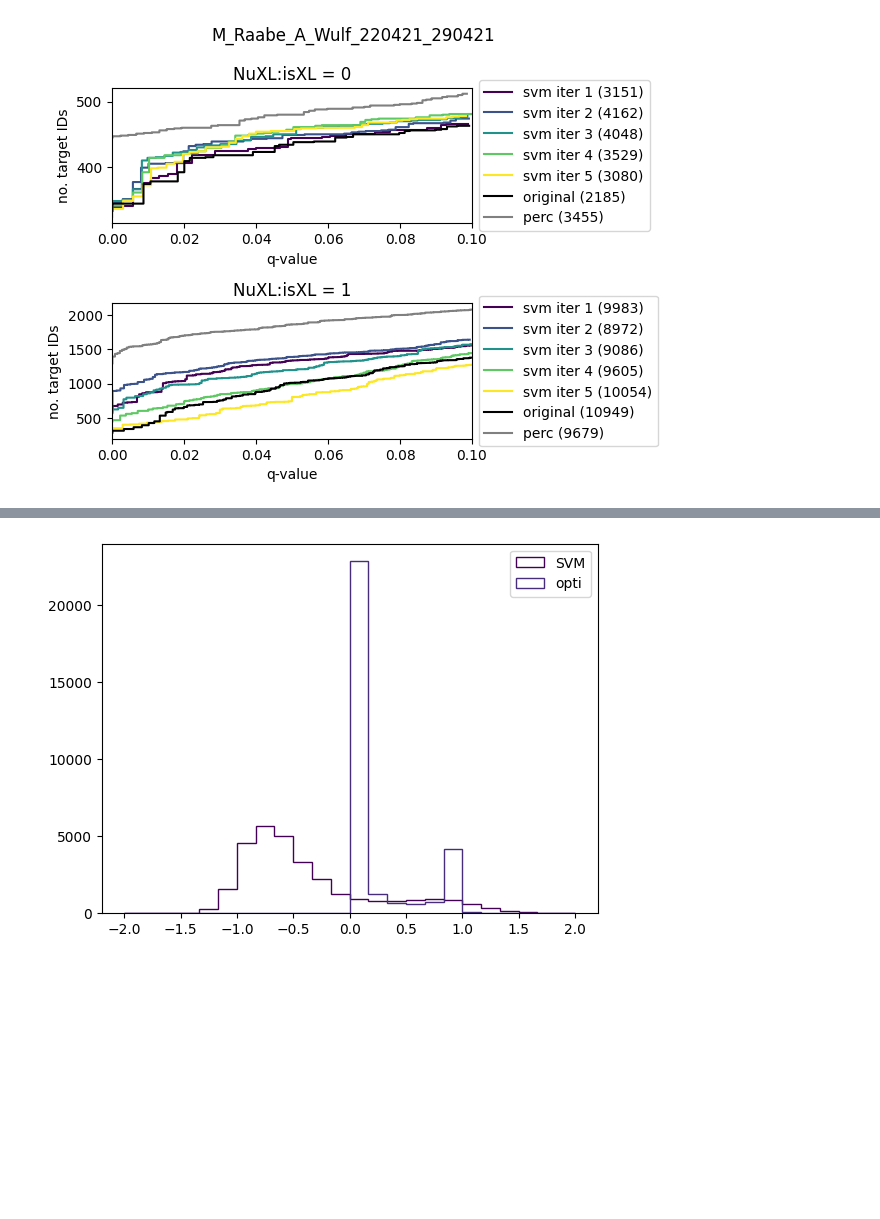
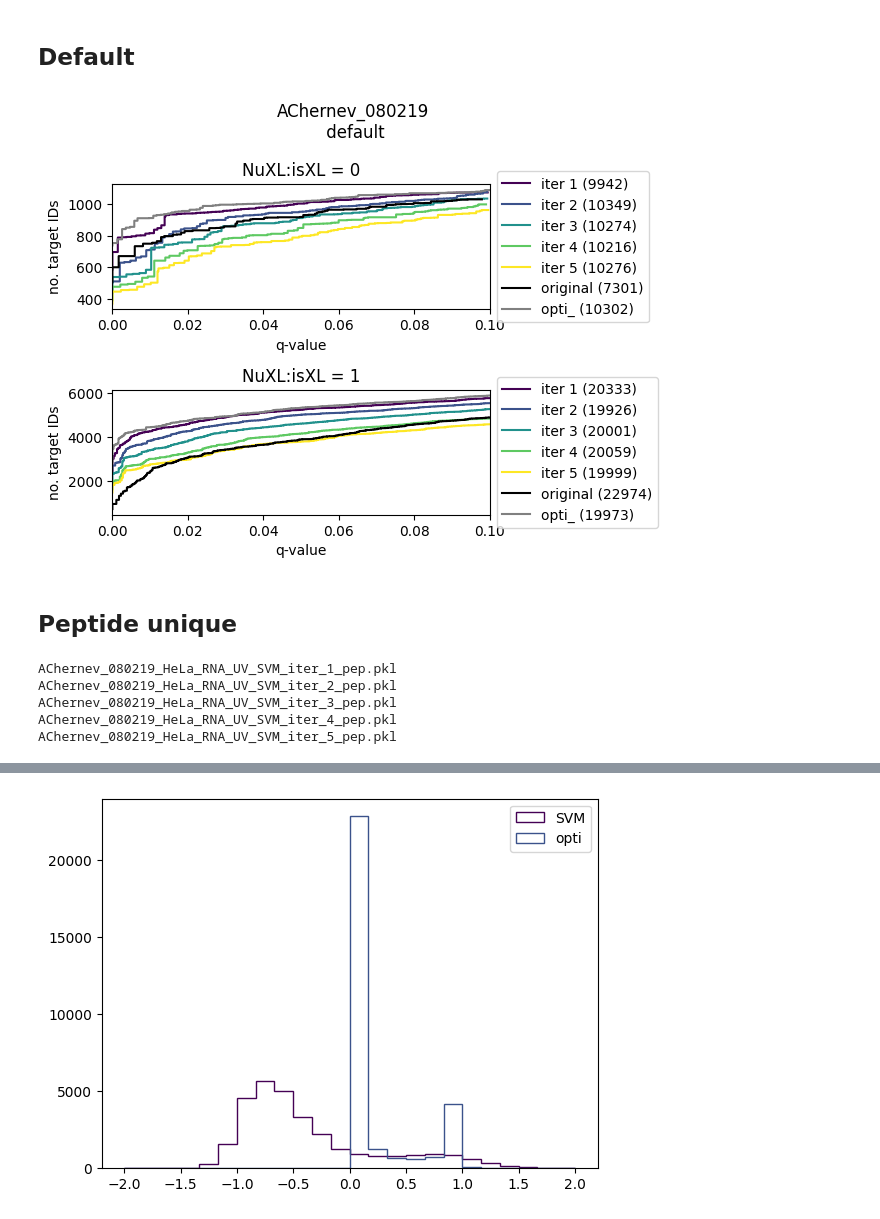
Before and after one commit to neelie01/Research-Project, a Jupyter notebook: src/plots.ipynb, the cells around one changed output, grey strips where cells are left out. Saved outputs shown, nothing was run; the diff lists cells and outputs as text; code cells hidden in the pictures; blank space fills up the shorter version.

```diff
--- a/src/plots.ipynb
+++ b/src/plots.ipynb
@@ -13,3 +10,10 @@ dataset = get_datasets()
+# %%
+i = 1
+class_threshold = 500
+dataset = get_datasets()
+output_path = f"../results/{dataset[i]['type']}/{dataset[i]['name']}/{class_threshold}/"
+if not os.path.exists(output_path):
+    os.makedirs(output_path)
 # %%
 # read original and additional file
 input_path = f"../data/{dataset[i]['type']}/{dataset[i]['name']}/"
@@ -19,6 +23,8 @@ input_file_perc =  input_path + f"{dataset[i]['file']}_{dataset[i]['comparison']
 df_original = pd.read_pickle(input_file_original)
 if dataset[i]['comparison'] != None:
     df_perc = pd.read_pickle(input_file_perc)
+# %% [markdown]
+## Default
 # %%
 # read default svm files
 input_path += f"{class_threshold}/"
@@ -31,36 +37,48 @@ for svm_file in svm_files:
 # %%
 # plot default svm results
 q_val = 'class-specific_q-val'
 
 plt.rcParams["axes.prop_cycle"] = plt.cycler("color", plt.cm.viridis(np.linspace(0,1,5)))
 fig, axs = plt.subplots(len(np.unique(df_original[dataset[i]['group']])))
 for j in np.unique(df_original[dataset[i]['group']]):
     for k, df_svm in enumerate(dfs_svm):
-        axs[j].step(df_svm.loc[(df_svm[dataset[i]['group']]== j) & (df_svm[q_val]<= 0.1), q_val],df_svm.loc[(df_svm[dataset[i]['group']]== j) & (df_svm[q_val]<= 0.1), 'cum_target_id'], label=f"svm iter {k + 1} ({len(df_svm[df_svm[dataset[i]['group']]== j])})")
+        axs[j].step(df_svm.loc[(df_svm[dataset[i]['group']]== j) & (df_svm[q_val]<= 0.1), q_val],df_svm.loc[(df_svm[dataset[i]['group']]== j) & (df_svm[q_val]<= 0.1), 'cum_target_id'], label=f"iter {k + 1} ({len(df_svm[df_svm[dataset[i]['group']]== j])})")
     axs[j].step(df_original.loc[(df_original[dataset[i]['group']]== j) & (df_original[q_val]<= 0.1), q_val],df_original.loc[(df_original[dataset[i]['group']]== j) & (df_original[q_val]<= 0.1), 'cum_target_id'], label=f"original ({len(df_original[df_original[dataset[i]['group']]== j])})", color = "black")
     if dataset[i]['comparison'] != None:
         axs[j].step(df_perc.loc[(df_perc[dataset[i]['group']]== j) & (df_perc[q_val]<= 0.1), q_val],df_perc.loc[(df_perc[dataset[i]['group']]== j) & (df_perc[q_val]<= 0.1), 'cum_target_id'], label=f"{dataset[i]['comparison']} ({len(df_perc[df_perc[dataset[i]['group']]== j])})" , color = "gray")
     axs[j].set_xlim(0,0.1)
     axs[j].set_title(f"{dataset[i]['group']} = {j}")
     axs[j].set_xlabel("q-value")
     axs[j].set_ylabel("no. target IDs")
     lgd = axs[j].legend(loc='center left', bbox_to_anchor=(1, 0.5))
-fig.suptitle(dataset[i]['name'])
+fig.suptitle(f"{dataset[i]['name']}\n default")
 fig.tight_layout()
-#plt.savefig(f"../results/{dataset[i]['type']}/{dataset[i]['name']}.png",bbox_extra_artists=(lgd,), bbox_inches='tight')
+plt.savefig(output_path + f"{dataset[i]['name']}_default.png",bbox_extra_artists=(lgd,), bbox_inches='tight')
 plt.show()
 # %% [output]
-[figure, old version]
+[figure, new version]
+# %% [markdown]
+## Peptide unique
 # %%
 # read unique peptide svm files
 input_path = f"../data/{dataset[i]['type']}/{dataset[i]['name']}/{class_threshold}/pep_unique/filtered/"
 dfs_svm_peptide = []
 svm_files = [filename for filename in os.listdir(input_path) if filename.endswith(".pkl")]
+def extract_iter_number(file_name):
+    match = re.search(r'_iter_(\d+)_', file_name)
+    return int(match.group(1)) if match else 0
+svm_files = sorted(svm_files, key=extract_iter_number)
 for svm_file in svm_files:
     print(svm_file)
     dfs_svm_peptide.append(pd.read_pickle(input_path + f"{svm_file}"))
 if dataset[i]['comparison'] != None:
     df_perc = pd.read_pickle(input_file_perc)
+# %% [output]
+AChernev_080219_HeLa_RNA_UV_SVM_iter_1_pep.pkl
+AChernev_080219_HeLa_RNA_UV_SVM_iter_2_pep.pkl
+AChernev_080219_HeLa_RNA_UV_SVM_iter_3_pep.pkl
+AChernev_080219_HeLa_RNA_UV_SVM_iter_4_pep.pkl
+AChernev_080219_HeLa_RNA_UV_SVM_iter_5_pep.pkl
 # %%
 q_val = 'class-specific_q-val'
 
```
Also changed, not shown: parts of 24 cells of this notebook, 1 other file.
